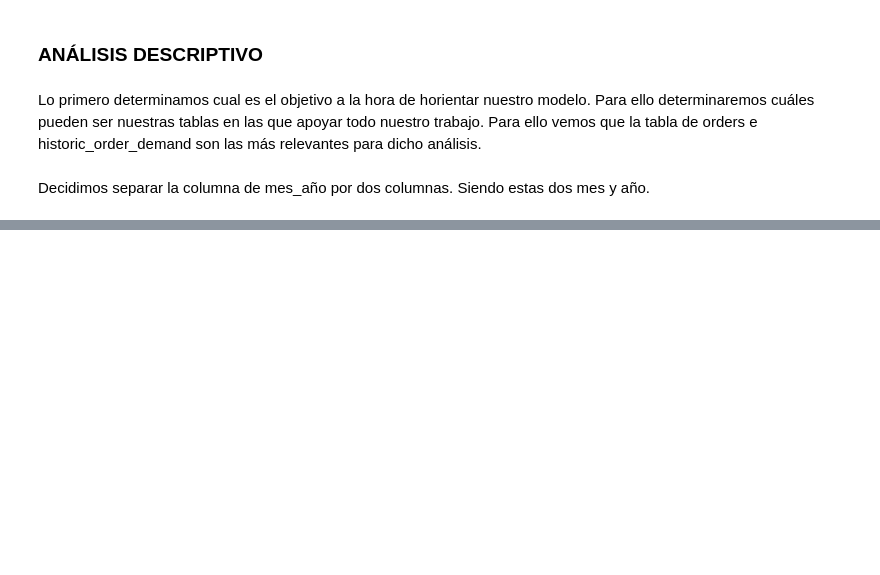
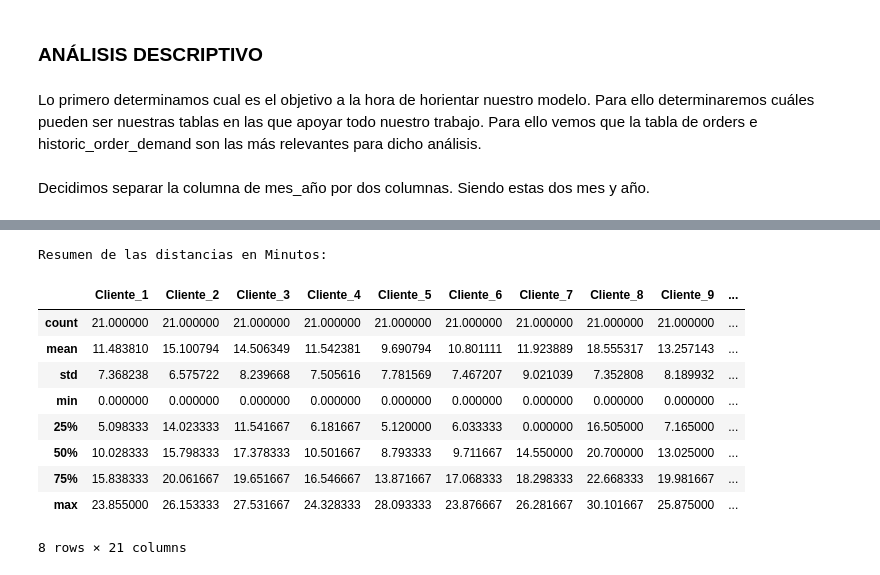
Before and after one commit to kikemocha/Distribution_of_perishable_goods, a Jupyter notebook: AnalisisPrediccion.ipynb, the cells around one changed output, grey strips where cells are left out. Saved outputs shown, nothing was run; the diff lists cells and outputs as text; code cells hidden in the pictures; blank space fills up the shorter version.

```diff
--- a/AnalisisPrediccion.ipynb
+++ b/AnalisisPrediccion.ipynb
@@ -48,0 +69,16 @@ df_historic_order_demand.drop('mes_anio', axis=1, inplace=True)
+# %%
+
+print("\nResumen de las distancias en Minutos:")
+df_distance_min.describe()
+# %% [output]
+Resumen de las distancias en Minutos:
+|  | Cliente_1 | Cliente_2 | Cliente_3 | Cliente_4 | Cliente_5 | Cliente_6 | Cliente_7 | Cliente_8 | Cliente_9 | ... |
+| count | 21.000000 | 21.000000 | 21.000000 | 21.000000 | 21.000000 | 21.000000 | 21.000000 | 21.000000 | 21.000000 | ... |
+| mean | 11.483810 | 15.100794 | 14.506349 | 11.542381 | 9.690794 | 10.801111 | 11.923889 | 18.555317 | 13.257143 | ... |
+| std | 7.368238 | 6.575722 | 8.239668 | 7.505616 | 7.781569 | 7.467207 | 9.021039 | 7.352808 | 8.189932 | ... |
+| min | 0.000000 | 0.000000 | 0.000000 | 0.000000 | 0.000000 | 0.000000 | 0.000000 | 0.000000 | 0.000000 | ... |
+| 25% | 5.098333 | 14.023333 | 11.541667 | 6.181667 | 5.120000 | 6.033333 | 0.000000 | 16.505000 | 7.165000 | ... |
+| 50% | 10.028333 | 15.798333 | 17.378333 | 10.501667 | 8.793333 | 9.711667 | 14.550000 | 20.700000 | 13.025000 | ... |
+| 75% | 15.838333 | 20.061667 | 19.651667 | 16.546667 | 13.871667 | 17.068333 | 18.298333 | 22.668333 | 19.981667 | ... |
+| max | 23.855000 | 26.153333 | 27.531667 | 24.328333 | 28.093333 | 23.876667 | 26.281667 | 30.101667 | 25.875000 | ... |
+8 rows × 21 columns
```
Also changed, not shown: parts of 36 cells of this notebook.
